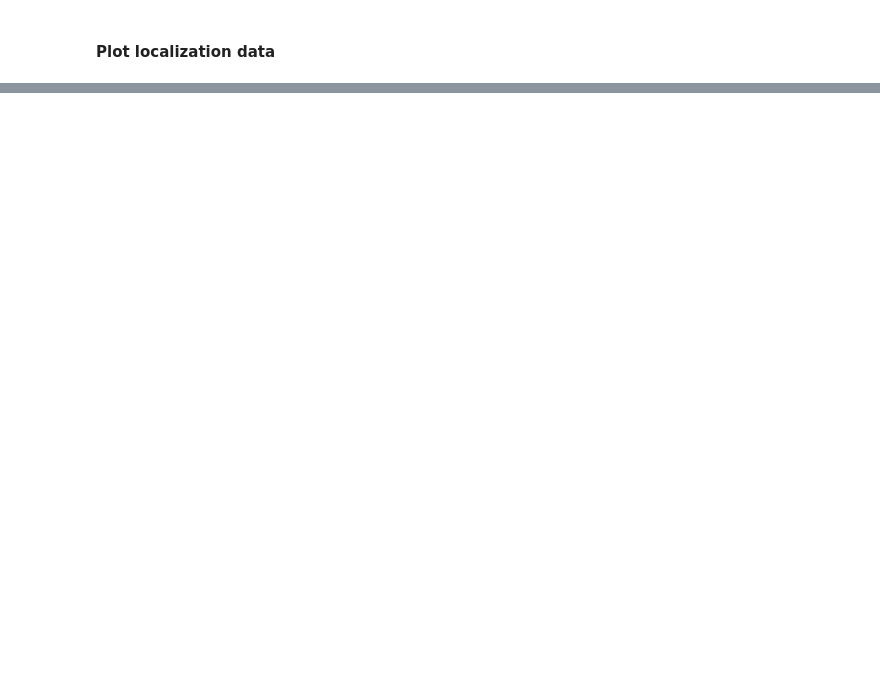
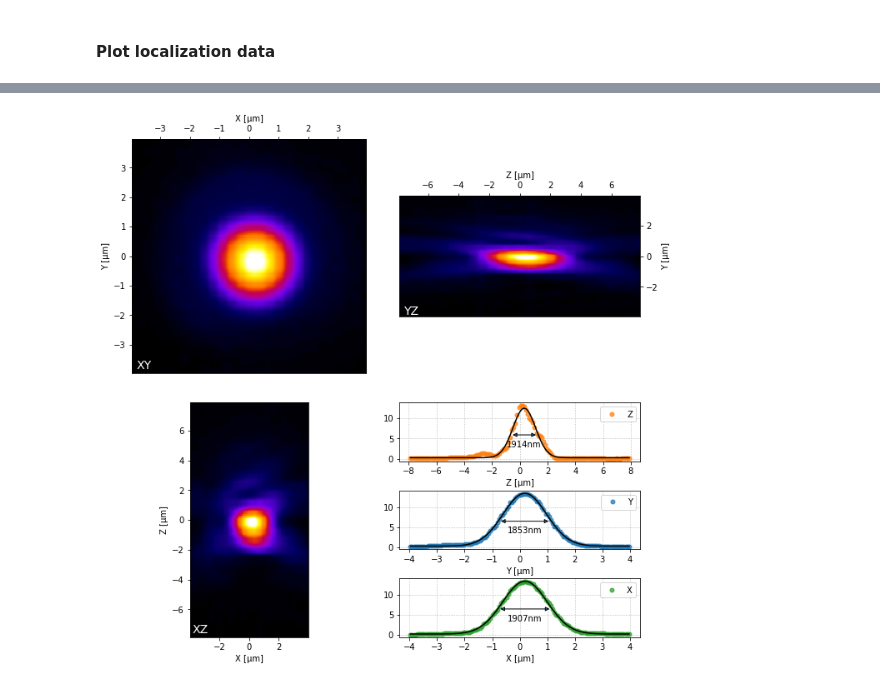
Before and after one commit to hoogenboom-group/PSF-Extractor, a Jupyter notebook: notebooks/walkthrough.ipynb, the cells around one changed output, grey strips where cells are left out. Drawn from its saved outputs; the diff is of its cells as text; code cells hidden in the pictures; blank space fills up the shorter version.

```diff
--- a/notebooks/walkthrough.ipynb
+++ b/notebooks/walkthrough.ipynb
@@ -482,2 +374,6 @@ def align_psfs(psfs, locations, upsample_factor=2):
 # %%
-psf_sum = align_psfs(psfs, df_loc, upsample_factor=5)
+# Set upsample factor
+usf = 5
+
+# Align PSFs
+psf_sum = align_psfs(psfs, df_locations, upsample_factor=usf)
@@ -555,2 +380,4 @@ def plot_psf(psf, crop=True):
 # %%
-plot_psf(psf_sum)
+plot_psf(psf_sum, psx, psy, psz, crop=True)
+# %% [output]
+[figure, added]
```
Also changed, not shown: parts of 35 cells of this notebook.
